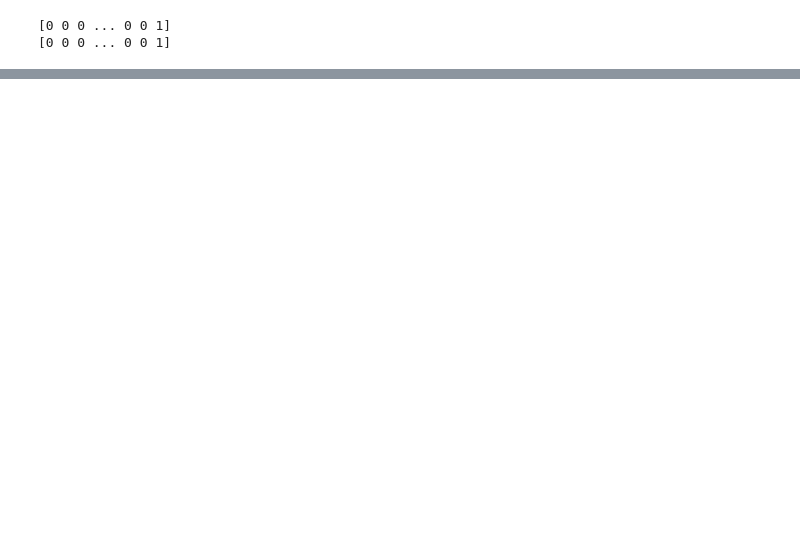
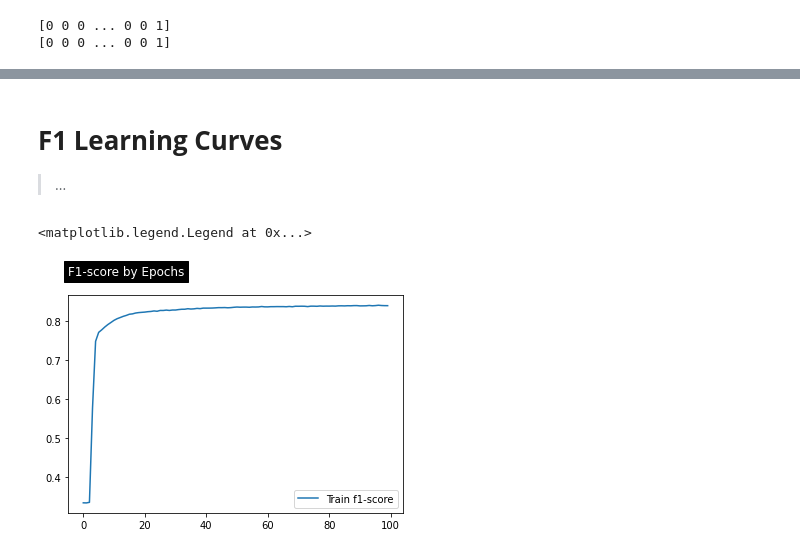
Before and after one commit to EliasEconomou/AI2-Natural-Language-Processing, a Jupyter notebook: Natural_Language_Processing_2.ipynb, the cells around one changed output, grey strips where cells are left out. Drawn from its saved outputs; the diff is of its cells as text; code cells hidden in the pictures; blank space fills up the shorter version.

```diff
--- a/Natural_Language_Processing_2.ipynb
+++ b/Natural_Language_Processing_2.ipynb
@@ -654,0 +664,19 @@ plt.legend(["Train Loss","Validation Loss"])
+# %% [markdown]
+# **F1 Learning Curves**
+
+
+> ...
+# %%
+plt.title(label="F1-score by Epochs",
+          loc="left",
+          pad='20.0',
+          backgroundcolor='black',
+          color='white')
+plt.plot(epochs_count_list, train_f1_scores)
+# plt.plot(epochs_count_list, test_f1)
+
+plt.legend(["Train f1-score"])
+# plt.legend(["Train f1-score","Validation f1-score"])
+# %% [output]
+<matplotlib.legend.Legend at 0x...>
+[figure, added]
```
Also changed, not shown: parts of 14 cells of this notebook.
